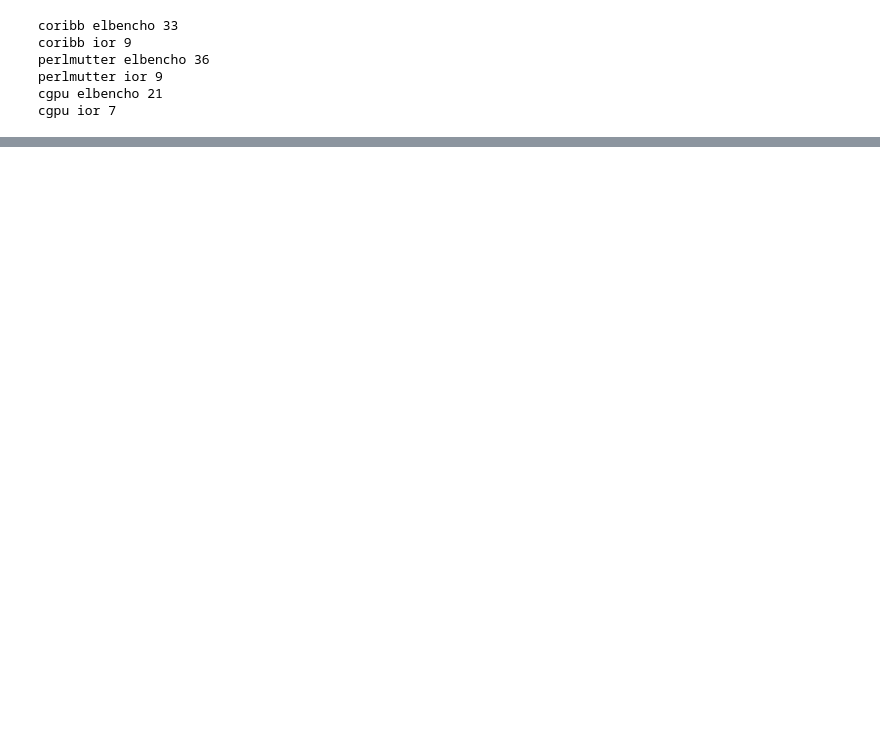
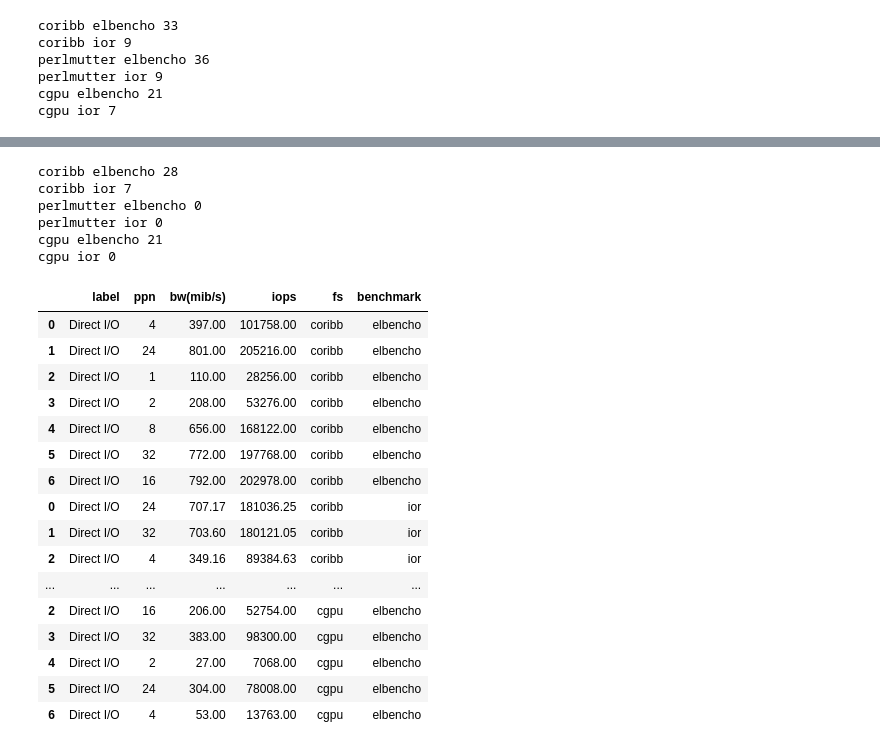
Before and after one commit to glennklockwood/elbencho-test, a Jupyter notebook: notebooks/ior-vs-elb-vs-fs.ipynb, the cells around one changed output, grey strips where cells are left out. Drawn from its saved outputs; the diff is of its cells as text; code cells hidden in the pictures; blank space fills up the shorter version.

```diff
--- a/notebooks/ior-vs-elb-vs-fs.ipynb
+++ b/notebooks/ior-vs-elb-vs-fs.ipynb
@@ -59,0 +66,39 @@ cgpu
+# %%
+iops_df = None
+
+for file_system in FILE_SYSTEMS:
+    for benchmark in BENCHMARKS:
+        results_files = glob.glob(os.path.join("..", f"results.{file_system}", f"{benchmark}-scaling", "iops-direct*.out"))
+        results_files += glob.glob(os.path.join("..", f"results.{file_system}", f"{benchmark}-scaling", "iops-direct*.csv"))
+        print(file_system, benchmark, len(results_files))
+        results = parse_results(results_files, fs=file_system, benchmark=benchmark)
+        _tmp = pandas.DataFrame.from_records(results)
+        if iops_df is None:
+            iops_df = _tmp
+        else:
+            iops_df = pandas.concat([iops_df, _tmp], axis=0)
+iops_df
+# %% [output]
+coribb elbencho 28
+coribb ior 7
+perlmutter elbencho 0
+perlmutter ior 0
+cgpu elbencho 21
+cgpu ior 0
+|  | label | ppn | bw(mib/s) | iops | fs | benchmark |
+| 0 | Direct I/O | 4 | 397.00 | 101758.00 | coribb | elbencho |
+| 1 | Direct I/O | 24 | 801.00 | 205216.00 | coribb | elbencho |
+| 2 | Direct I/O | 1 | 110.00 | 28256.00 | coribb | elbencho |
+| 3 | Direct I/O | 2 | 208.00 | 53276.00 | coribb | elbencho |
+| 4 | Direct I/O | 8 | 656.00 | 168122.00 | coribb | elbencho |
+| 5 | Direct I/O | 32 | 772.00 | 197768.00 | coribb | elbencho |
+| 6 | Direct I/O | 16 | 792.00 | 202978.00 | coribb | elbencho |
+| 0 | Direct I/O | 24 | 707.17 | 181036.25 | coribb | ior |
+| 1 | Direct I/O | 32 | 703.60 | 180121.05 | coribb | ior |
+| 2 | Direct I/O | 4 | 349.16 | 89384.63 | coribb | ior |
+| ... | ... | ... | ... | ... | ... | ... |
+| 2 | Direct I/O | 16 | 206.00 | 52754.00 | cgpu | elbencho |
+| 3 | Direct I/O | 32 | 383.00 | 98300.00 | cgpu | elbencho |
+| 4 | Direct I/O | 2 | 27.00 | 7068.00 | cgpu | elbencho |
+| 5 | Direct I/O | 24 | 304.00 | 78008.00 | cgpu | elbencho |
+| 6 | Direct I/O | 4 | 53.00 | 13763.00 | cgpu | elbencho |
```
Also changed, not shown: parts of 4 cells of this notebook.
